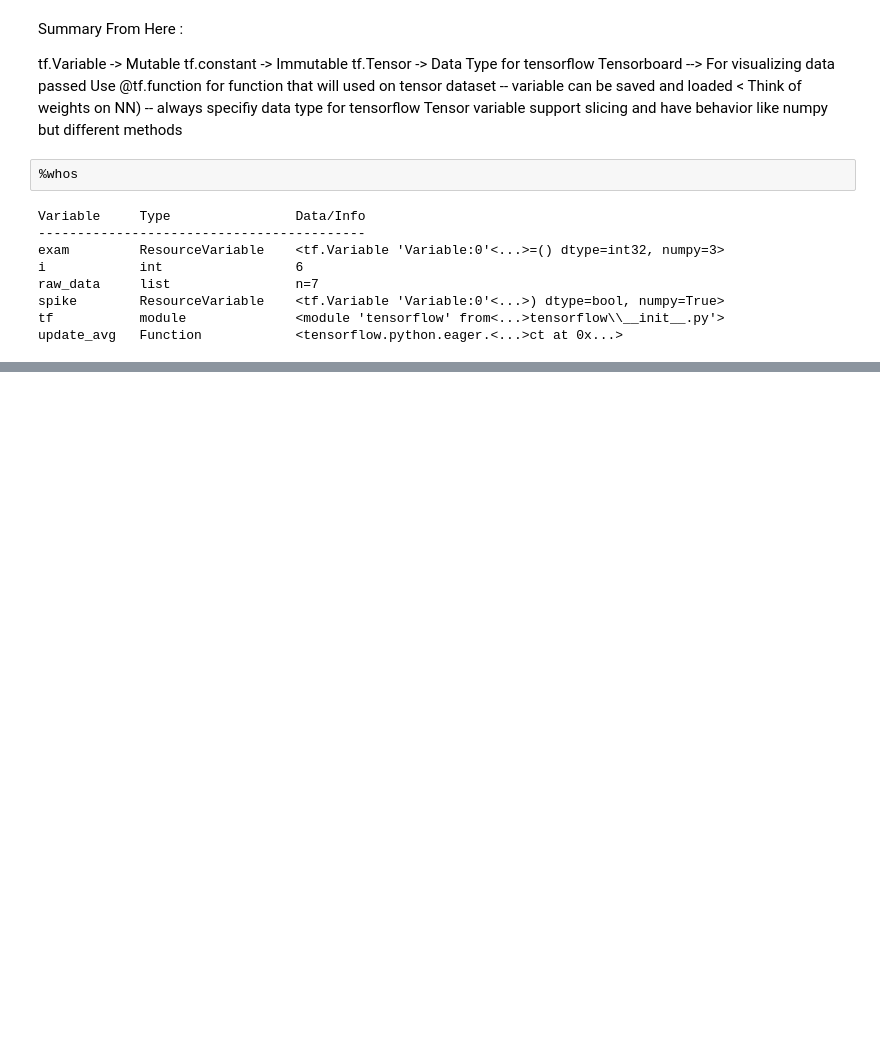
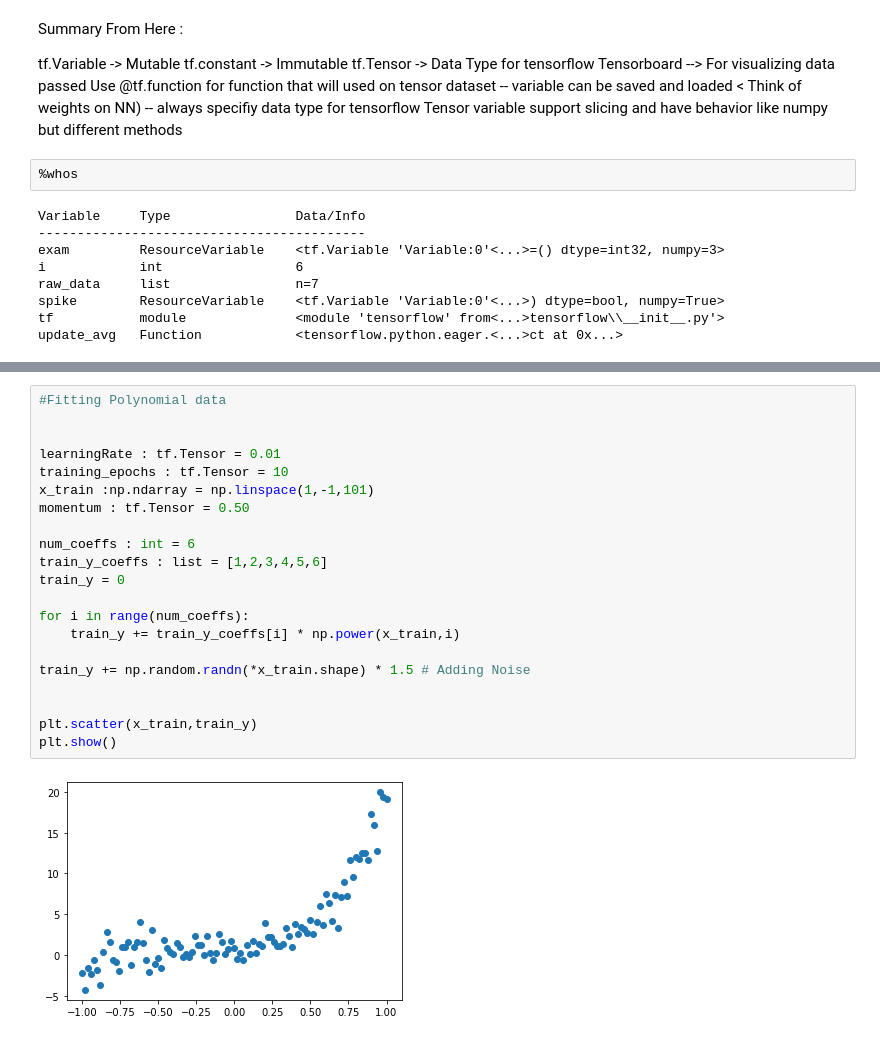
Before and after one commit to Xwyzworms/MachineLearningWithTensorflow, a Jupyter notebook: Implementation.ipynb, the cells around one changed output, grey strips where cells are left out. Drawn from its saved outputs; the diff is of its cells as text; blank space fills up the shorter version.

```diff
--- a/Implementation.ipynb
+++ b/Implementation.ipynb
@@ -305,0 +344,23 @@ update_avg   Function            <tensorflow.python.eager.<...>ct at 0x...>
+# %%
+#Fitting Polynomial data
+
+
+learningRate : tf.Tensor = 0.01
+training_epochs : tf.Tensor = 10
+x_train :np.ndarray = np.linspace(1,-1,101)
+momentum : tf.Tensor = 0.50
+
+num_coeffs : int = 6
+train_y_coeffs : list = [1,2,3,4,5,6]
+train_y = 0
+
+for i in range(num_coeffs):
+    train_y += train_y_coeffs[i] * np.power(x_train,i)
+
+train_y += np.random.randn(*x_train.shape) * 1.5 # Adding Noise
+
+
+plt.scatter(x_train,train_y)
+plt.show()
+# %% [output]
+[figure, added]
```
Also changed, not shown: parts of 7 cells of this notebook.
